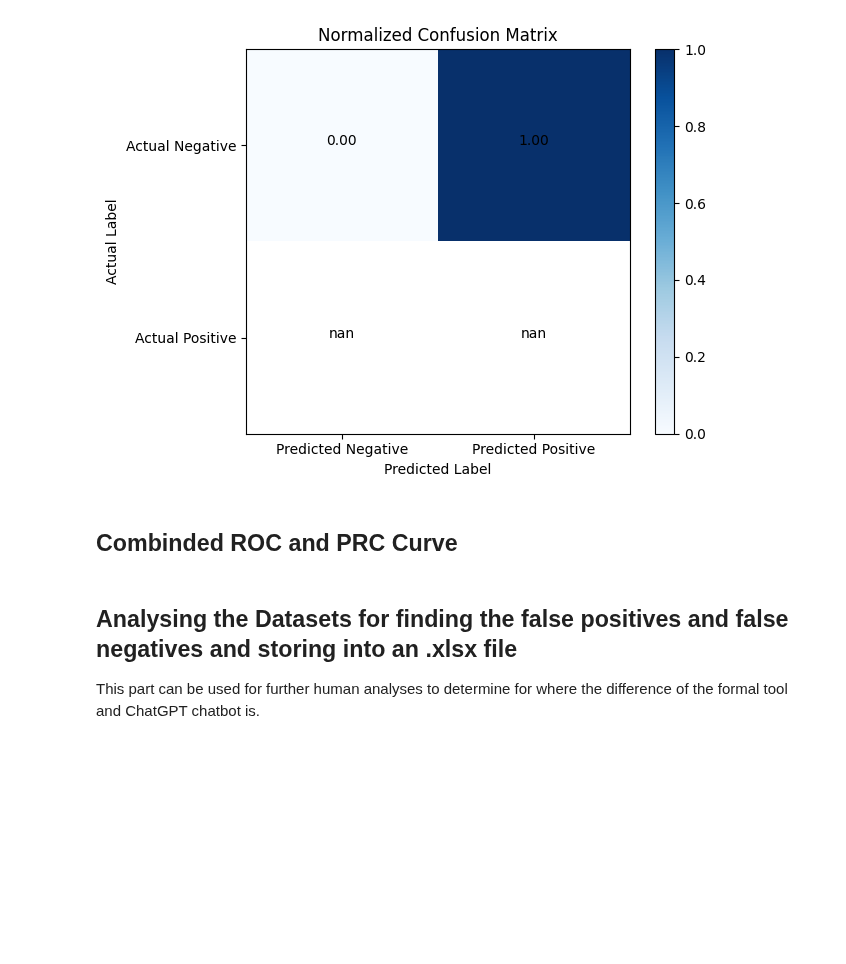
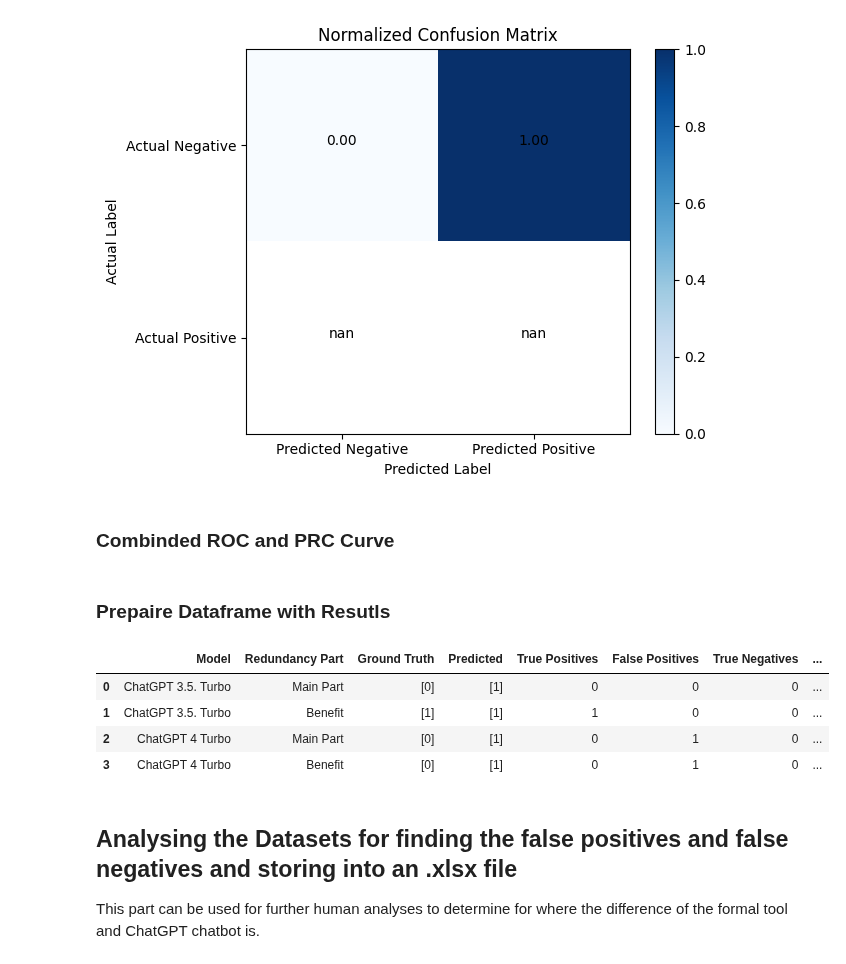
Before and after one commit to SoftwareStackLukas/LLMbasedRedundancyAnalysis, a Jupyter notebook: redundanciesbyannotations/redundant_main_part_benefit_results.ipynb, the cells around one changed output. Saved outputs shown, nothing was run; the diff lists cells and outputs as text; code cells hidden in the pictures; blank space fills up the shorter version.

Commit message:
Export to Excerl of the results

```diff
--- a/redundanciesbyannotations/redundant_main_part_benefit_results.ipynb
+++ b/redundanciesbyannotations/redundant_main_part_benefit_results.ipynb
@@ -465,5 +470,5 @@ fp_4_turbo_main_part: int = 0
 tn_4_turbo_main_part: int = 0
 fn_4_turbo_main_part: int = 0
 # %%
-ground_truth, predicted_redundancy_4_turbo_main_part, tp_4_turbo_main_part, fp_4_turbo_main_part, tn_4_turbo_main_part, fn_4_turbo_main_part = calc_main_part_redundancy(excel_data, chat_gpt_results['redundancy-model-gpt-4-turbo'])
+ground_truth_4_turbo_main_part, predicted_redundancy_4_turbo_main_part, tp_4_turbo_main_part, fp_4_turbo_main_part, tn_4_turbo_main_part, fn_4_turbo_main_part = calc_main_part_redundancy(excel_data, chat_gpt_results['redundancy-model-gpt-4-turbo'])
 # %%
@@ -482,24 +487,24 @@ False Positives (FP): 1
 True Negatives (TN): 0
 False Negatives (FN): 0
 # %%
-precision_4_turbo_main_part = precision_score(ground_truth, predicted_redundancy_4_turbo_main_part)
-recall_4_turbo_main_part = recall_score(ground_truth, predicted_redundancy_4_turbo_main_part)
-f1_4_turbo_main_part = f1_score(ground_truth, predicted_redundancy_4_turbo_main_part)
-accuracy_4_turbo_main_part = accuracy_score(ground_truth, predicted_redundancy_4_turbo_main_part)
+precision_4_turbo_main_part = precision_score(ground_truth_4_turbo_main_part, predicted_redundancy_4_turbo_main_part)
+recall_4_turbo_main_part = recall_score(ground_truth_4_turbo_main_part, predicted_redundancy_4_turbo_main_part)
+f1_4_turbo_main_part = f1_score(ground_truth_4_turbo_main_part, predicted_redundancy_4_turbo_main_part)
+accuracy_4_turbo_main_part = accuracy_score(ground_truth_4_turbo_main_part, predicted_redundancy_4_turbo_main_part)
 
 sensitivity_4_turbo_main_part = tp_4_turbo_main_part / (tp_4_turbo_main_part + fn_4_turbo_main_part + EPSILON)
 specificity_4_turbo_main_part = tn_4_turbo_main_part / (tn_4_turbo_main_part + fp_4_turbo_main_part + EPSILON)
 fpr_manual_4_turbo_main_part = fp_4_turbo_main_part / (fp_4_turbo_main_part + tn_4_turbo_main_part + EPSILON)
 
 #Confusion Matrix
-conf_matrix_4_turbo_main_part = confusion_matrix(ground_truth, predicted_redundancy_4_turbo_main_part)
+conf_matrix_4_turbo_main_part = confusion_matrix(ground_truth_4_turbo_main_part, predicted_redundancy_4_turbo_main_part)
 conf_matrix_norm_4_turbo_main_part = conf_matrix_4_turbo_main_part.astype('float') / conf_matrix_4_turbo_main_part.sum(axis=1)[:, np.newaxis]
 
 #This is needed for plotting
-fpr_4_turbo_main_part, tpr_4_turbo_main_part, thresholds_4_turbo_main_part = roc_curve(ground_truth, predicted_redundancy_4_turbo_main_part)
+fpr_4_turbo_main_part, tpr_4_turbo_main_part, thresholds_4_turbo_main_part = roc_curve(ground_truth_4_turbo_main_part, predicted_redundancy_4_turbo_main_part)
 roc_auc_4_turbo_main_part = auc(fpr_4_turbo_main_part, tpr_4_turbo_main_part)
 
 # Precision-Recall Curve and AUC-PR
-precision_3_5_turbo_main_part, recall_4_turbo_main_part, __4_turbo_main_part = precision_recall_curve(ground_truth, predicted_redundancy_4_turbo_main_part)
-pr_auc_main_part = auc(recall_3_5_turbo_main_part, precision_4_turbo_main_part)
+precision_4_turbo_main_part, recall_4_turbo_main_part, __4_turbo_main_part = precision_recall_curve(ground_truth_4_turbo_main_part, predicted_redundancy_4_turbo_main_part)
+pr_auc_4_turbo_main_part = auc(recall_4_turbo_main_part, precision_4_turbo_main_part)
 # %%
@@ -610,3 +615,3 @@ fn_3_5_turbo: int = 0
 # %%
-ground_truth, predicted_redundancy, tp_3_5_turbo, fp_3_5_turbo, tn_3_5_turbo, fn_3_5_turbo = calc_benefit_redundancy(excel_data, chat_gpt_results['redundancy-model-gpt-4-turbo'])
+ground_truth_4_turbo_benefit, predicted_redundancy_4_turbo_benefit, tp_4_turbo_benefit, fp_4_turbo_benefit, tn_4_turbo_benefit, fn_4_turbo_benefit = calc_benefit_redundancy(excel_data, chat_gpt_results['redundancy-model-gpt-4-turbo'])
 # %%
@@ -648 +632,22 @@ pr_auc_benefit = auc(recall_3_5_turbo_benefit, precision_3_5_turbo_benefit)
+# %%
+precision_4_turbo_benefit = precision_score(ground_truth_4_turbo_benefit, predicted_redundancy_4_turbo_benefit)
+recall_4_turbo_benefit = recall_score(ground_truth_4_turbo_benefit, predicted_redundancy_4_turbo_benefit)
+f1_4_turbo_benefit = f1_score(ground_truth_4_turbo_benefit, predicted_redundancy_4_turbo_benefit)
+accuracy_4_turbo_benefit = accuracy_score(ground_truth_4_turbo_benefit, predicted_redundancy_4_turbo_benefit)
+
+sensitivity_4_turbo_benefit = tp_4_turbo_benefit / (tp_4_turbo_benefit + fn_4_turbo_benefit + EPSILON)
+specificity_4_turbo_benefit = tn_4_turbo_benefit / (tn_3_5_turbo_benefit + fp_4_turbo_benefit + EPSILON)
+fpr_manual_4_turbo_benefit = fp_4_turbo_benefit / (fp_4_turbo_benefit + tn_4_turbo_benefit + EPSILON)
+
+#Confusion Matrix
+conf_matrix_4_turbo_benefit = confusion_matrix(ground_truth_4_turbo_benefit, predicted_redundancy_4_turbo_benefit)
+conf_matrix_norm_4_turbo_benefit = conf_matrix_4_turbo_benefit.astype('float') / conf_matrix_4_turbo_benefit.sum(axis=1)[:, np.newaxis]
+
+#This is needed for plotting
+fpr_4_turbo_benefit, tpr_4_turbo_benefit, thresholds_4_turbo_benefit = roc_curve(ground_truth_4_turbo_benefit, predicted_redundancy_4_turbo_benefit)
+roc_auc_4_turbo_benefit = auc(fpr_4_turbo_main_part, tpr_4_turbo_main_part)
+
+# Precision-Recall Curve and AUC-PR
+precision_4_turbo_benefit, recall_4_turbo_benefit, __4_turbo_benefit = precision_recall_curve(ground_truth_4_turbo_benefit, predicted_redundancy_4_turbo_benefit)
+pr_auc_4_turbo_benefit = auc(recall_4_turbo_benefit, precision_4_turbo_benefit)
 # %%
@@ -742,4 +747,6 @@ plt.show()
 # %% [output]
 [figure]
 # %% [markdown]
-## Combinded ROC and PRC Curve
+### Combinded ROC and PRC Curve
+# %% [markdown]
+### Prepaire Dataframe with Resutls
@@ -746,3 +801,13 @@ plt.show()
+# %%
+metrics_df: pd.DataFrame
+metrics_df = create_metrics_dataframe()
+metrics_df.head(4)
+# %% [output]
+|  | Model | Redundancy Part | Ground Truth | Predicted | True Positives | False Positives | True Negatives | ... |
+| 0 | ChatGPT 3.5. Turbo | Main Part | [0] | [1] | 0 | 0 | 0 | ... |
+| 1 | ChatGPT 3.5. Turbo | Benefit | [1] | [1] | 1 | 0 | 0 | ... |
+| 2 | ChatGPT 4 Turbo | Main Part | [0] | [1] | 0 | 1 | 0 | ... |
+| 3 | ChatGPT 4 Turbo | Benefit | [0] | [1] | 0 | 1 | 0 | ... |
 # %% [markdown]
 ## Analysing the Datasets for finding the false positives and false negatives and storing into an .xlsx file
 This part can be used for further human analyses to determine for where the difference of the formal tool and ChatGPT chatbot is.
```
Also changed, not shown: parts of 40 cells of this notebook, 1 other file.
